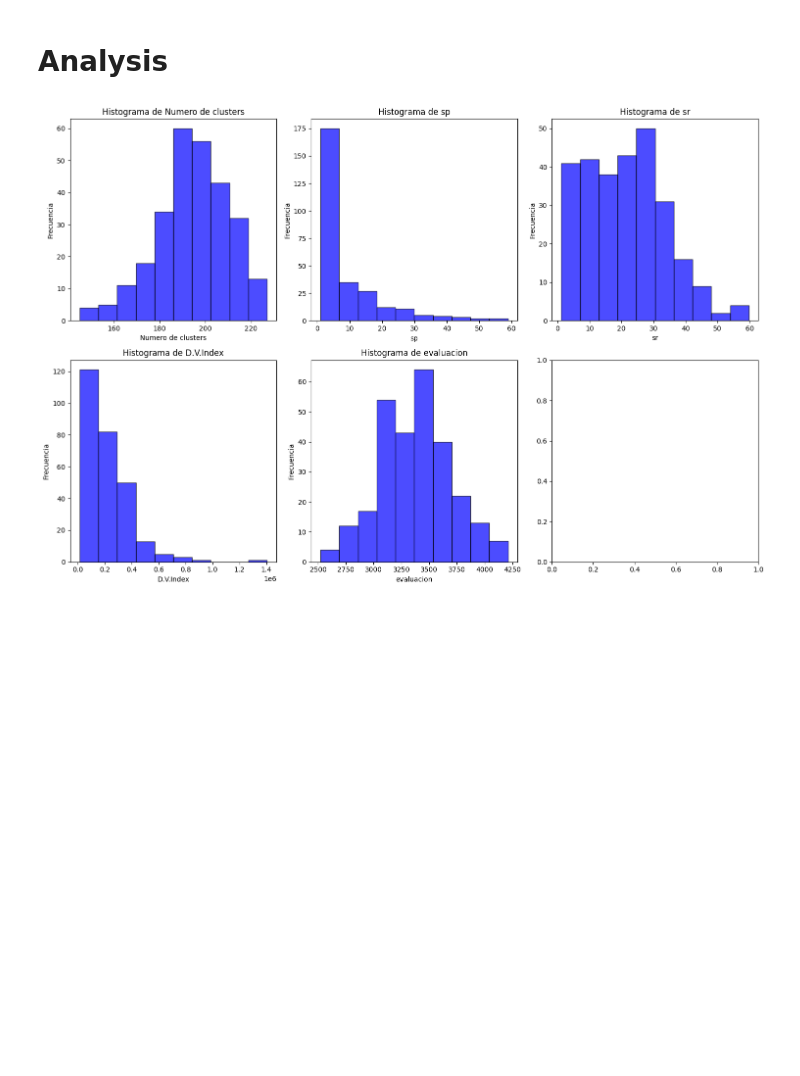
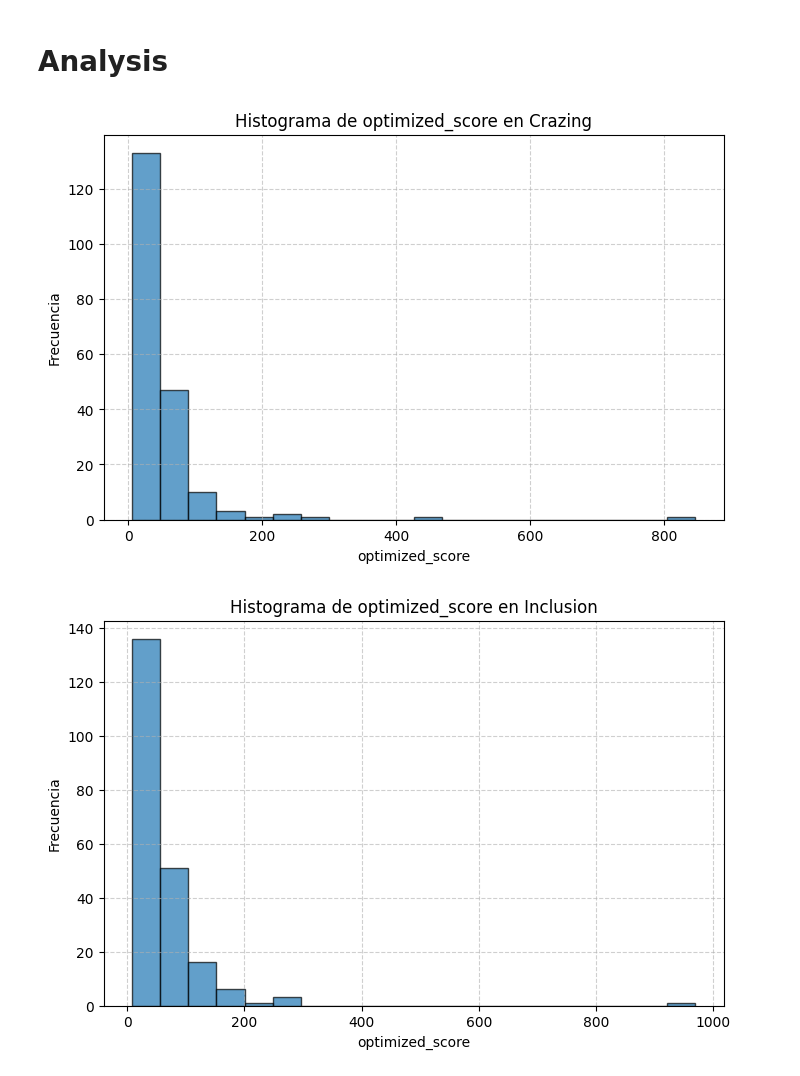
Before and after one commit to Lingfeng555/moe_edging, a Jupyter notebook: DataAnalysis.ipynb, the cells around one changed output. Saved outputs shown, nothing was run; the diff lists cells and outputs as text; code cells hidden in the pictures; blank space fills up the shorter version.

```diff
--- a/DataAnalysis.ipynb
+++ b/DataAnalysis.ipynb
@@ -43,3 +21,26 @@ data[data["Numero de clusters"] == min(data["Numero de clusters"])]
+# %%
+data = pd.read_csv("output.csv")
+data["Defect"] = data["Path"].apply(lambda x: x.split("/")[-2])
+# %%
+X = data[["sp", "sr", "k", "optimized_score"]]
+y = data["Defect"]
+
+# Dividir en conjunto de entrenamiento y prueba
+X_train, X_test, y_train, y_test = train_test_split(X, y, test_size=0.2, random_state=42)
+
+# Crear y entrenar el modelo de árbol de decisión
+clf = DecisionTreeClassifier(random_state=42)
+clf.fit(X_train, y_train)
+
+# Evaluar el modelo
+y_pred = clf.predict(X_test)
+report = classification_report(y_test, y_pred, output_dict=True)
+report
+# %%
+categories = ["Crazing", "Inclusion", "Patches", "Pitted", "Rolled", "Scratches"]
+data_per_categ = {}
+for categ in categories:
+    data_per_categ[categ] = data[data["Path"].str.contains(categ)].drop(columns = ["Path"])
 # %% [markdown]
 # Analysis
 # %%
@@ -55,7 +56,28 @@ def plot_info(df):
 
     plt.tight_layout()
     plt.show()
+
+def plot_histograms(df_dict, column_name):
+    """
+    Genera histogramas de frecuencias para una columna específica en múltiples DataFrames.
+
+    Parámetros:
+        df_dict (dict): Diccionario donde las claves son nombres de los DataFrames y los valores son los DataFrames.
+        column_name (str): Nombre de la columna de la cual se generará el histograma.
+    """
+    for name, df in df_dict.items():
+        if isinstance(df, pd.DataFrame) and column_name in df.columns:
+            plt.figure(figsize=(8, 5))
+            plt.hist(df[column_name].dropna(), bins=20, edgecolor='black', alpha=0.7)
+            plt.xlabel(column_name)
+            plt.ylabel("Frecuencia")
+            plt.title(f"Histograma de {column_name} en {name}")
+            plt.grid(True, linestyle='--', alpha=0.6)
+            plt.show()
+        else:
+            print(f"El DataFrame '{name}' no es válido o no contiene la columna '{column_name}'.")
-# %%
-plot_info(datas["Rolled"])
-# %% [output]
-[figure, removed]
+# %%
+plot_histograms(data_per_categ, column_name="optimized_score")
+# %% [output]
+[figure, added]
+[figure, added]
```
Also changed, not shown: parts of 4 cells of this notebook, 1 other file.
